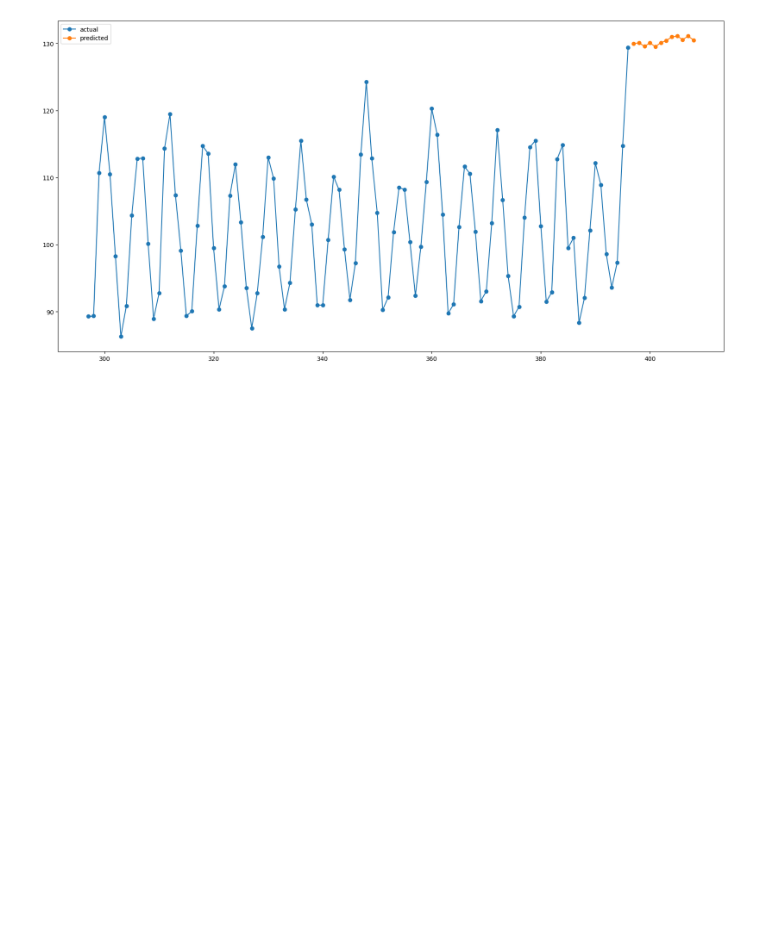
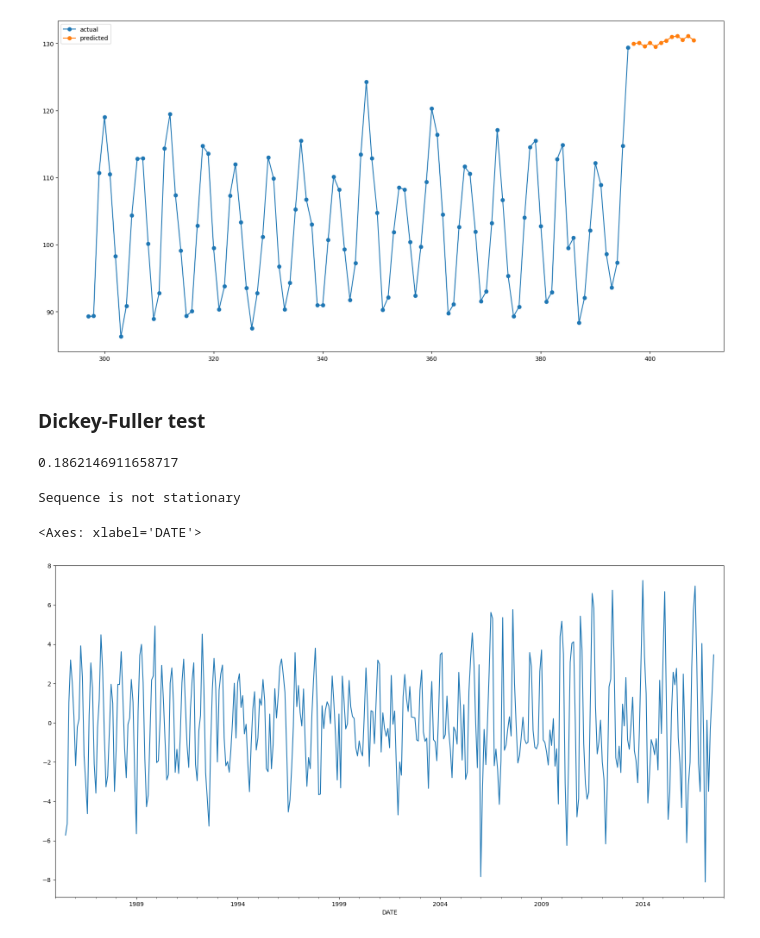
Before and after one commit to anidec25/Linear-Regression, a Jupyter notebook: Time Series/electric_production.ipynb, the cells around one changed output. Saved outputs shown, nothing was run; the diff lists cells and outputs as text; code cells hidden in the pictures; blank space fills up the shorter version.

```diff
--- a/Time Series/electric_production.ipynb
+++ b/Time Series/electric_production.ipynb
@@ -193,3 +194,29 @@ plt.legend()
 # %% [output]
 <matplotlib.legend.Legend at 0x...>
 [figure]
+# %% [markdown]
+### Dickey-Fuller test
+# %%
+sm.tsa.stattools.adfuller(series)[1]
+# %% [output]
+0.1862146911658717
+# %%
+def adf_test(data, significance_level=0.05):
+    pvalue = sm.tsa.stattools.adfuller(data)[1]
+    if pvalue <= significance_level:
+        print('Sequence is stationary')
+    else:
+        print('Sequence is not stationary')
+
+adf_test(series)
+# %% [output]
+Sequence is not stationary
+# %%
+import statsmodels.api as sm
+
+model = sm.tsa.seasonal_decompose(df['values'], model='additive')
+# %%
+model.resid.plot()
+# %% [output]
+<Axes: xlabel='DATE'>
+[figure, added]
```
Also changed, not shown: parts of 15 cells of this notebook.
